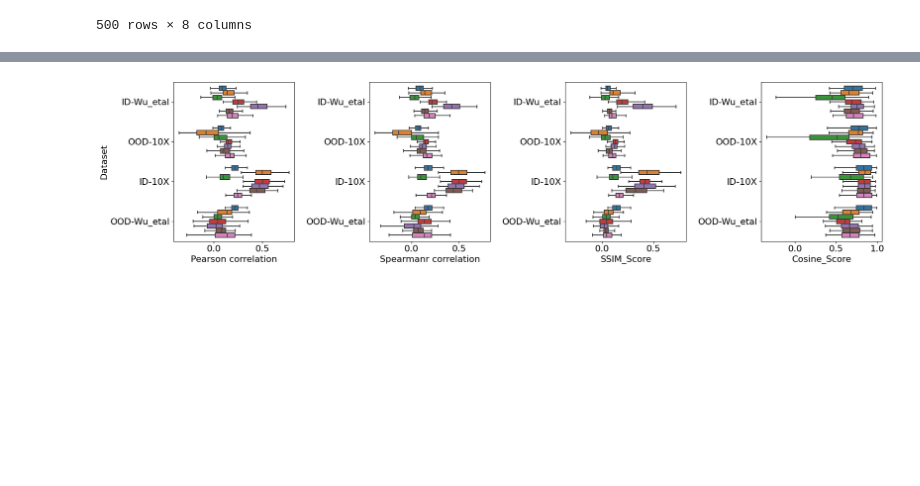
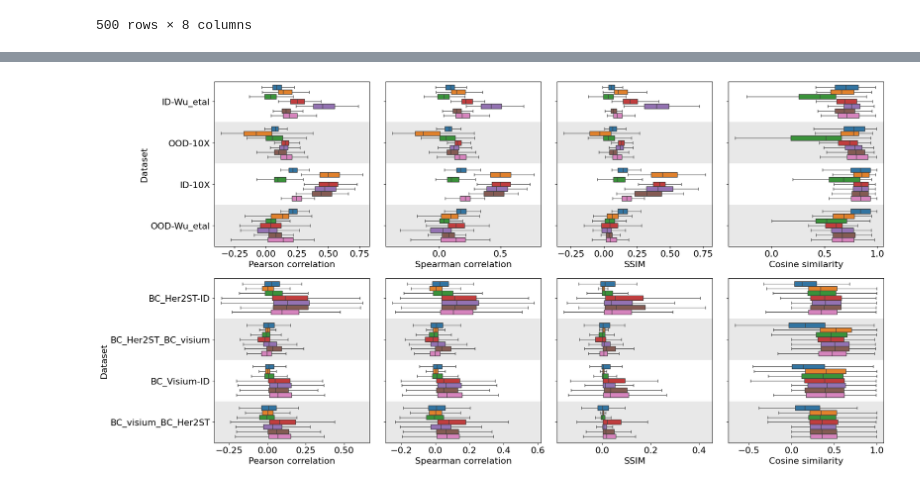
Before and after one commit to BiomedicalMachineLearning/DeepHis2Exp, a Jupyter notebook: Figures/Figure3.ipynb, the cells around one changed output, grey strips where cells are left out. Cells and saved outputs as stored; diff of their text form; code cells hidden in the pictures; blank space fills up the shorter version.

Commit message:
update figures

```diff
--- a/Figures/Figure3.ipynb
+++ b/Figures/Figure3.ipynb
@@ -557,36 +473,97 @@ There are 101 genes that are predictable by all methods for OOD-Wu_etal.
 # %%
 df = df_combined_predictable
+# %%
+def set_ymargin(ax, left=0.0, right=0.3):
+    ax.set_ymargin(0)
+    ax.autoscale_view()
+    lim = ax.get_ylim()
+    delta = np.diff(lim)
+    # delta = 1
+    left = lim[0] - delta*left
+    right = lim[1] + delta*right
+    ax.set_ylim(left,right)
+# %%
+df.rename(columns={"Spearmanr correlation": "Spearman correlation",
+                   "Cosine_Score": "Cosine similarity",
+                  "SSIM_Score": "SSIM"},
+         inplace=True)
+
+df3.rename(columns={"Spearmanr correlation": "Spearman correlation",
+                   "Cosine_Score": "Cosine similarity",
+                  "SSIM_Score": "SSIM"},
+         inplace=True)
 # %%
 plt.rcParams.update({'font.size': 16})
 # Create subplots with 1 row and 2 columns
-fig, axs = plt.subplots(1, 4, figsize=(20, 5))
+fig, (axs1, axs2) = plt.subplots(2, 4, figsize=(20, 10))
+for ax in axs1[1:]:
+    # ax.sharex(axs[0])
+    ax.set_yticklabels([])
+
+for ax in axs2[1:]:
+    # ax.sharex(axs[0])
+    ax.set_yticklabels([])
 
 # Plot the first figure
-sns.boxplot(x='Pearson correlation', y='Dataset', hue="Method", data=df, orient="h", ax=axs[0], showfliers=False)
-axs[0].get_legend().remove()
+sns.boxplot(x='Pearson correlation', y='Dataset', hue="Method", data=df, orient="h", ax=axs1[0], showfliers=False)
+axs1[0].get_legend().remove()
 
 # Plot the second figure
-sns.boxplot(x='Spearmanr correlation', y='Dataset', hue="Method", data=df, ax=axs[1], showfliers=False)
-axs[1].get_legend().remove()
-axs[1].set_ylabel('')  # Remove y-axis label
+sns.boxplot(x='Spearman correlation', y='Dataset', hue="Method", data=df, ax=axs1[1], showfliers=False)
+axs1[1].get_legend().remove()
+axs1[1].set_ylabel('')  # Remove y-axis label
 
 # Plot the third figure
-sns.boxplot(x='SSIM_Score', y='Dataset', hue="Method", data=df, ax=axs[2], showfliers=False)
-axs[2].get_legend().remove()
-axs[2].set_ylabel('')  # Remove y-axis label
+sns.boxplot(x='SSIM', y='Dataset', hue="Method", data=df, ax=axs1[2], showfliers=False)
+axs1[2].get_legend().remove()
+axs1[2].set_ylabel('')  # Remove y-axis label
 
 
 # Plot the fourth figure
-sns.boxplot(x='Cosine_Score', y='Dataset', hue="Method", data=df, ax=axs[3], showfliers=False)
-axs[3].get_legend().remove()
-axs[3].set_ylabel('')  # Remove y-axis label
+sns.boxplot(x='Cosine similarity', y='Dataset', hue="Method", data=df, ax=axs1[3], showfliers=False)
+axs1[3].get_legend().remove()
+axs1[3].set_ylabel('')  # Remove y-axis label
+
+
+# Plot the first figure
+sns.boxplot(x='Pearson correlation', y='Dataset', hue="Method", data=df3, orient="h", ax=axs2[0], showfliers=False)
+axs2[0].get_legend().remove()
+
+# Plot the second figure
+sns.boxplot(x='Spearman correlation', y='Dataset', hue="Method", data=df3, ax=axs2[1], showfliers=False)
+axs2[1].get_legend().remove()
+axs2[1].set_ylabel('')  # Remove y-axis label
+
+# Plot the third figure
+sns.boxplot(x='SSIM', y='Dataset', hue="Method", data=df3, ax=axs2[2], showfliers=False)
+axs2[2].get_legend().remove()
+axs2[2].set_ylabel('')  # Remove y-axis label
+
+
+# Plot the fourth figure
+sns.boxplot(x='Cosine similarity', y='Dataset', hue="Method", data=df3, ax=axs2[3], showfliers=False)
+axs2[3].get_legend().remove()
+axs2[3].set_ylabel('')  # Remove y-axis label
+
+
+for ax in axs1:
+    ax.axhspan(0.5,1.5, facecolor='lightgray', alpha=0.5)
+    ax.axhspan(2.5,3.5, facecolor='lightgray', alpha=0.5)
+    # ax.set_ymargin(ax, left=0.0, right=0.2)
+    set_ymargin(ax, left=0.0, right=0.02)
+
+
+for ax in axs2:
+    ax.axhspan(0.5,1.5, facecolor='lightgray', alpha=0.5)
+    ax.axhspan(2.5,3.5, facecolor='lightgray', alpha=0.5)
+    set_ymargin(ax, left=0.0, right=0.02)
 
 # Adjust layout to prevent overlapping
 plt.tight_layout()
 
 # Show the plots
-# plt.savefig(f"Figure3_d.pdf")
+plt.savefig(f"Figure3_d_new.pdf")
 plt.show()
 gc.collect()
 # %% [output]
-[figure, old version]
+[figure, new version]
```
Also changed, not shown: parts of 22 cells of this notebook, 15 other files.
